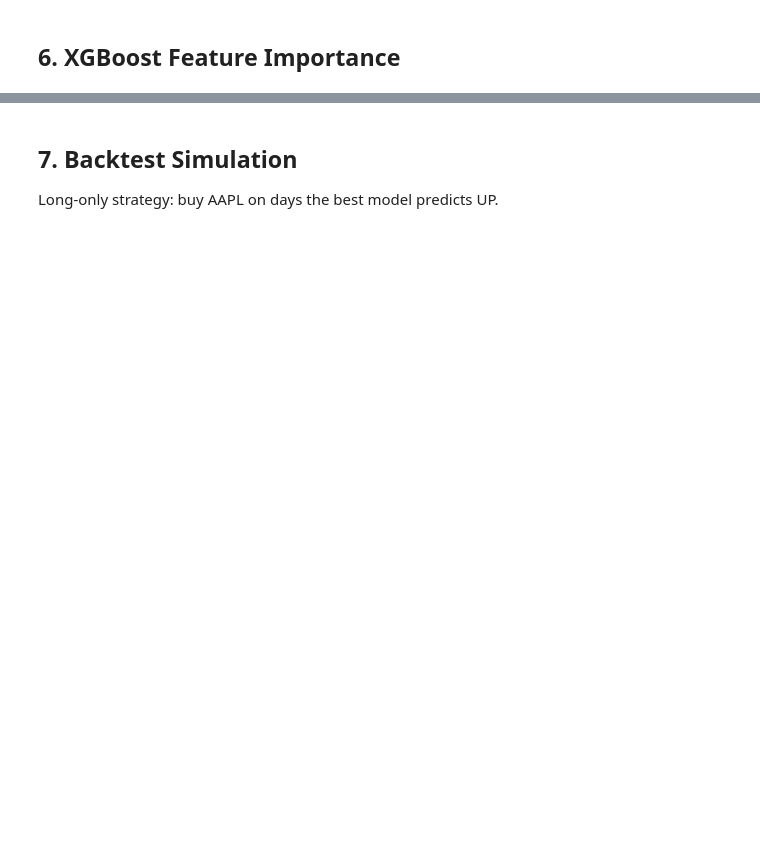
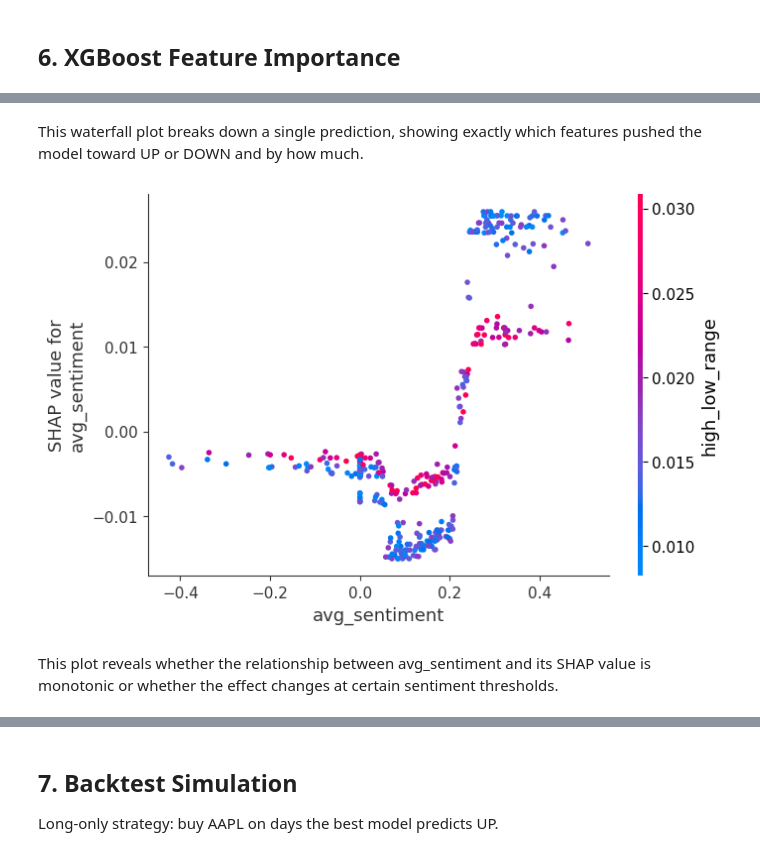
Before and after one commit to pythagoras305/CAP_3764_2026_Spring_Team_3, a Jupyter notebook: notebooks/models.ipynb, the cells around one changed output, grey strips where cells are left out. Cells and saved outputs as stored; diff of their text form; code cells hidden in the pictures; blank space fills up the shorter version.

```diff
--- a/notebooks/models.ipynb
+++ b/notebooks/models.ipynb
@@ -191,0 +358,10 @@ FileNotFoundError: [Errno 2] No such file or directory: 'notebooks/figures/featu
+# %% [markdown]
+This waterfall plot breaks down a single prediction, showing exactly which features pushed the model toward UP or DOWN and by how much.
+# %%
+shap.dependence_plot('avg_sentiment', shap_values.values, X_train, feature_names=FEATURES, show=False)
+plt.savefig('figures/shap_dependence.png', dpi=150, bbox_inches='tight')
+plt.show()
+# %% [output]
+[figure, added]
+# %% [markdown]
+This plot reveals whether the relationship between avg_sentiment and its SHAP value is monotonic or whether the effect changes at certain sentiment thresholds.
```
Also changed, not shown: parts of 23 cells of this notebook, 1 other file.
